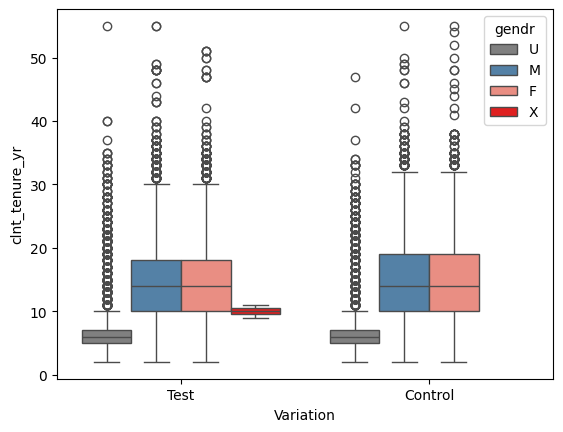
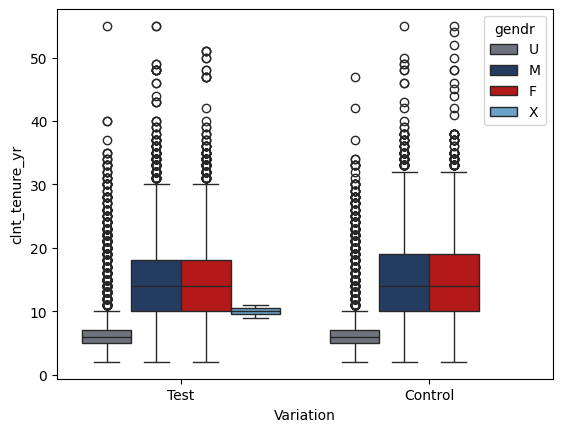
The change to this notebook cell's code, shown as a diff; its figure went from the first image to the second:
--- before
+++ after
@@ -1,7 +1,7 @@
 # 2.1 Plot a box plot for 'client age', categorized by 'gender'.
 # This will help visualize the central tendencies and spreads for group.
-palette = {'F': 'salmon', 'M': 'steelblue', 'U': 'grey','X': 'red'}
+palette = {'F': '#CC0000', 'M': '#1B3A6B', 'U': '#6B7280', 'X': '#5BA3D9'}
 
 sns.boxplot(data=df1, x='Variation', y='clnt_tenure_yr', palette=palette, hue='gendr', legend=True)
-
+plt.savefig('../figures/TenureDistribution_boxplot.png', dpi=150, bbox_inches='tight')
 plt.show()

Commit: Diana draft done